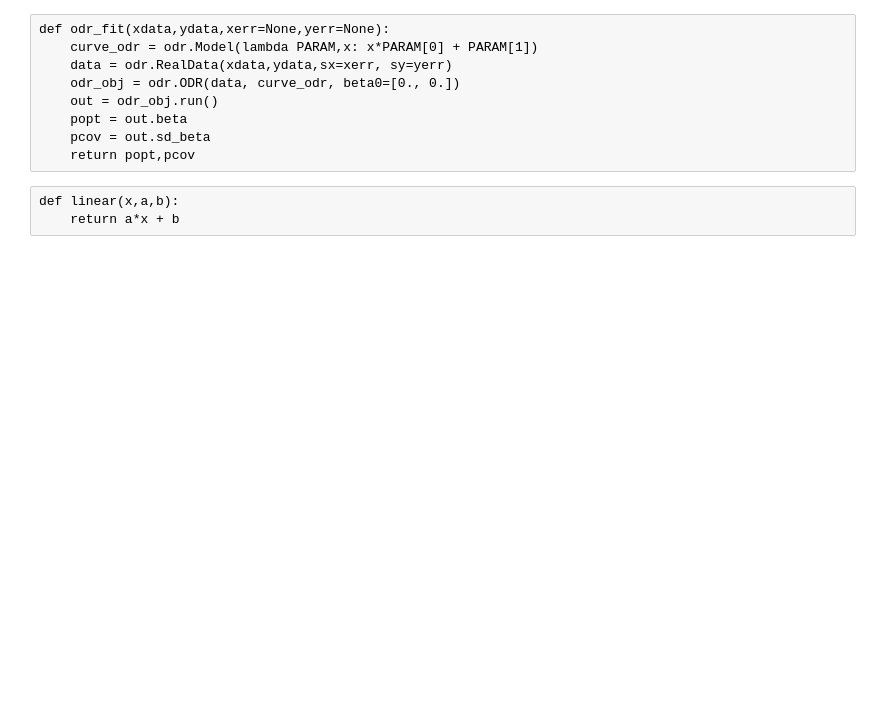
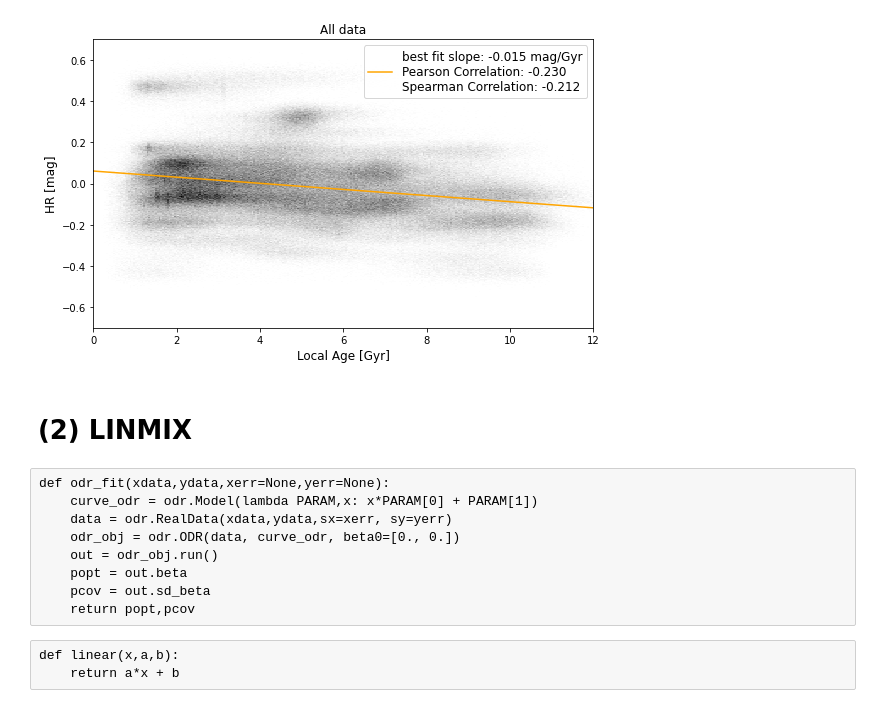
Before and after one commit to ketozhang/statistical-methods-on-sne-ia-luminosity-evolution, a Jupyter notebook: linmix.ipynb, the cells around one changed output. Saved outputs shown, nothing was run; the diff lists cells and outputs as text; code cells hidden in the pictures; blank space fills up the shorter version.

```diff
--- a/linmix.ipynb
+++ b/linmix.ipynb
@@ -92,0 +43,6 @@ lm2.run_mcmc()#silent=True)
+# %%
+dataset = 'campbell'   # 'gupta' or 'campbell' or 'campbellG'
+filename = 'data/HRvsAge_samples_campbell10k.csv'
+# %%
+samples = pd.read_csv(filename)
+samples.head(3)
@@ -92,0 +55,38 @@ lm2.run_mcmc()#silent=True)
+# %%
+num_samples = 10000 # 10k samples
+length = 103
+age_columns = ['Age{}'.format(i) for i in range(num_samples)]
+HR_columns  = ['HR{}'.format(i) for i in range(num_samples)]
+
+# put them together
+Age_all = samples[age_columns].values.flatten()
+HR_all = samples[HR_columns].values.flatten()
+# %%
+Nbins = 300
+cmap = 'gray_r'
+x_th = np.linspace(0,14,10)
+
+fig,(ax1) = plt.subplots(1,1,figsize=(8,5))
+
+# Calculate correlations and slope for all
+corr = stats.pearsonr(Age_all, HR_all)[0]
+rank_corr = stats.spearmanr(Age_all, HR_all)[0]
+popt,_ = curve_fit(lambda x,a,b: a*x+b, Age_all, HR_all)
+y_th = x_th * popt[0] + popt[1]
+
+ax1.plot(x_th,y_th,c='orange', label=f"best fit slope: {popt[0]:.3f} mag/Gyr\nPearson Correlation: {corr:.3f}\nSpearman Correlation: {rank_corr:.3f}")
+ax1.hist2d(Age_all, HR_all,bins=Nbins,cmap=cmap)
+ax1.set_title('All data')
+
+
+for ax in [ax1]:
+    ax.legend(fontsize=12)
+    ax.set_xlabel('Local Age [Gyr]',fontsize=12)
+    ax.set_ylabel('HR [mag]',fontsize=12)
+    ax.set_xlim(0,12)
+    ax.set_ylim(-0.7,0.7)
+plt.tight_layout()
+# %% [output]
+[figure, added]
+# %% [markdown]
+# (2) LINMIX
```
Also changed, not shown: parts of 24 cells of this notebook, 1 other file.
